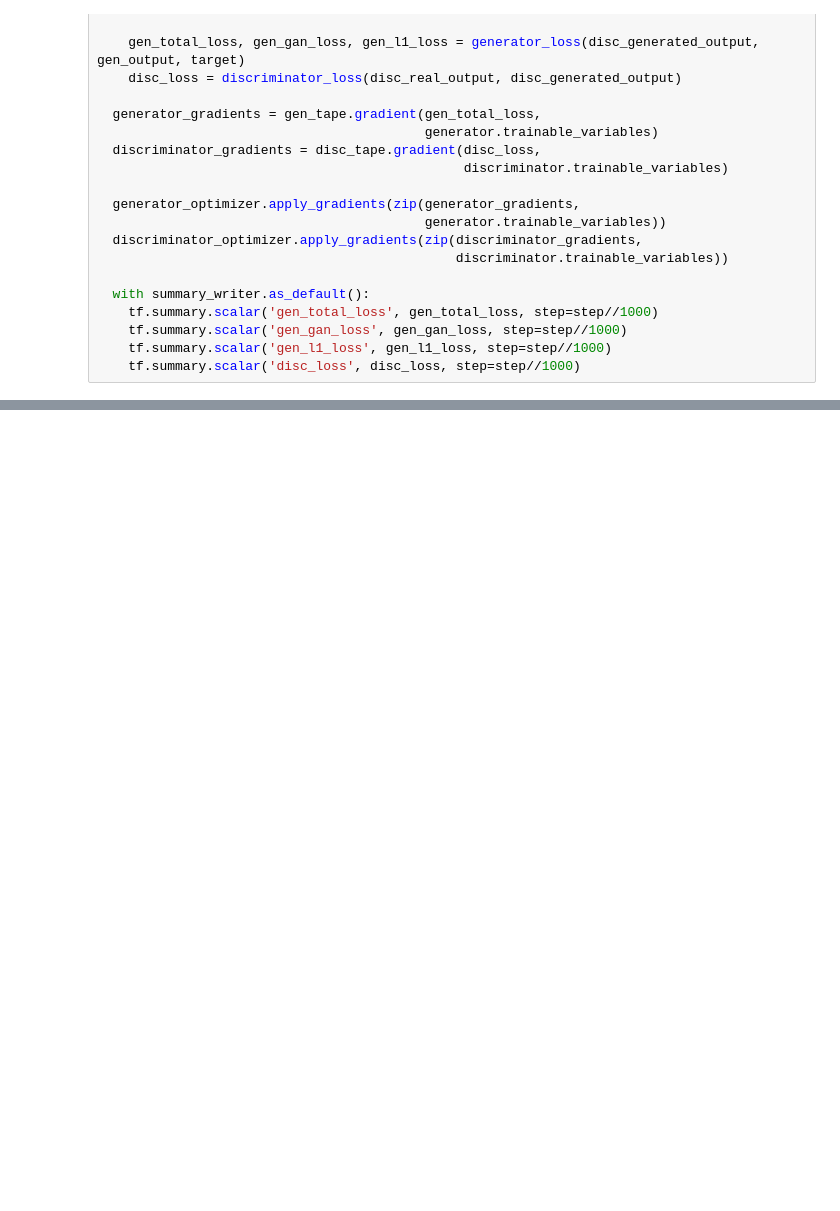
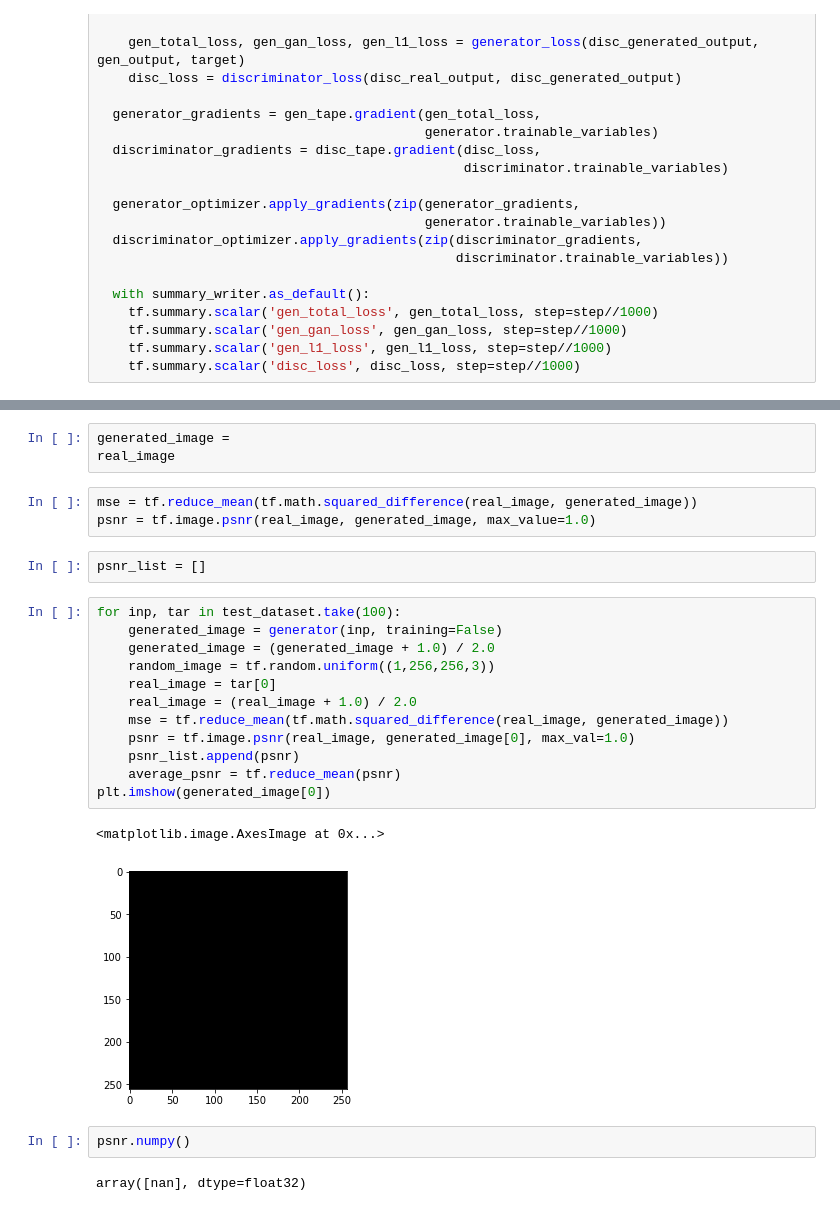
Before and after one commit to pre999/Pix2Pix-Building-design, a Jupyter notebook: model.ipynb, the cells around one changed output, grey strips where cells are left out. Drawn from its saved outputs; the diff is of its cells as text; blank space fills up the shorter version.

```diff
--- a/model.ipynb
+++ b/model.ipynb
@@ -445,0 +469,27 @@ Step: 42
+# %%
+generated_image =
+real_image
+# %%
+mse = tf.reduce_mean(tf.math.squared_difference(real_image, generated_image))
+psnr = tf.image.psnr(real_image, generated_image, max_value=1.0)
+# %%
+psnr_list = []
+# %%
+for inp, tar in test_dataset.take(100):
+    generated_image = generator(inp, training=False)
+    generated_image = (generated_image + 1.0) / 2.0
+    random_image = tf.random.uniform((1,256,256,3))
+    real_image = tar[0]
+    real_image = (real_image + 1.0) / 2.0
+    mse = tf.reduce_mean(tf.math.squared_difference(real_image, generated_image))
+    psnr = tf.image.psnr(real_image, generated_image[0], max_val=1.0)
+    psnr_list.append(psnr)
+    average_psnr = tf.reduce_mean(psnr)
+plt.imshow(generated_image[0])
+# %% [output]
+<matplotlib.image.AxesImage at 0x...>
+[figure, added]
+# %%
+psnr.numpy()
+# %% [output]
+array([nan], dtype=float32)
```
Also changed, not shown: parts of 26 cells of this notebook, 42 other files.
